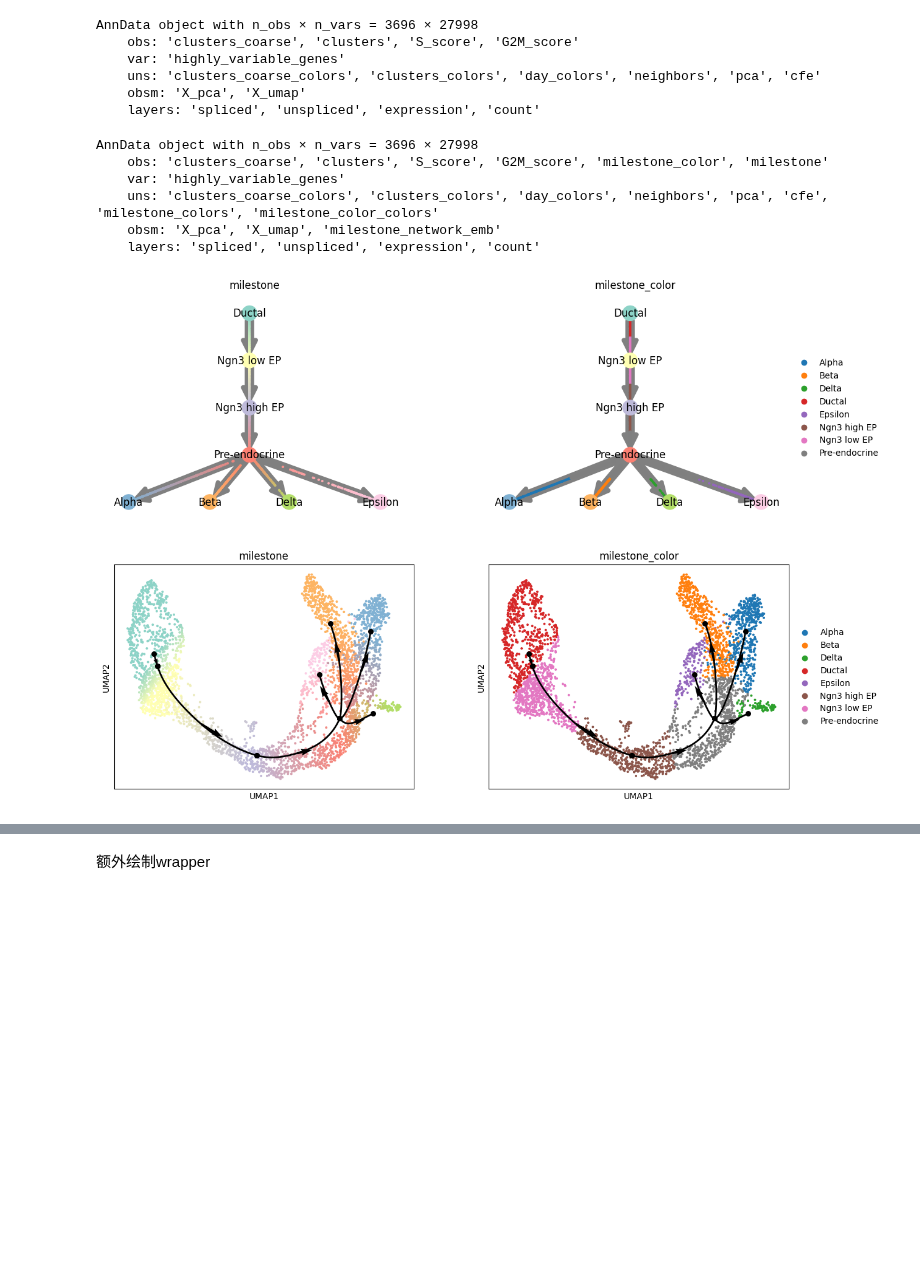
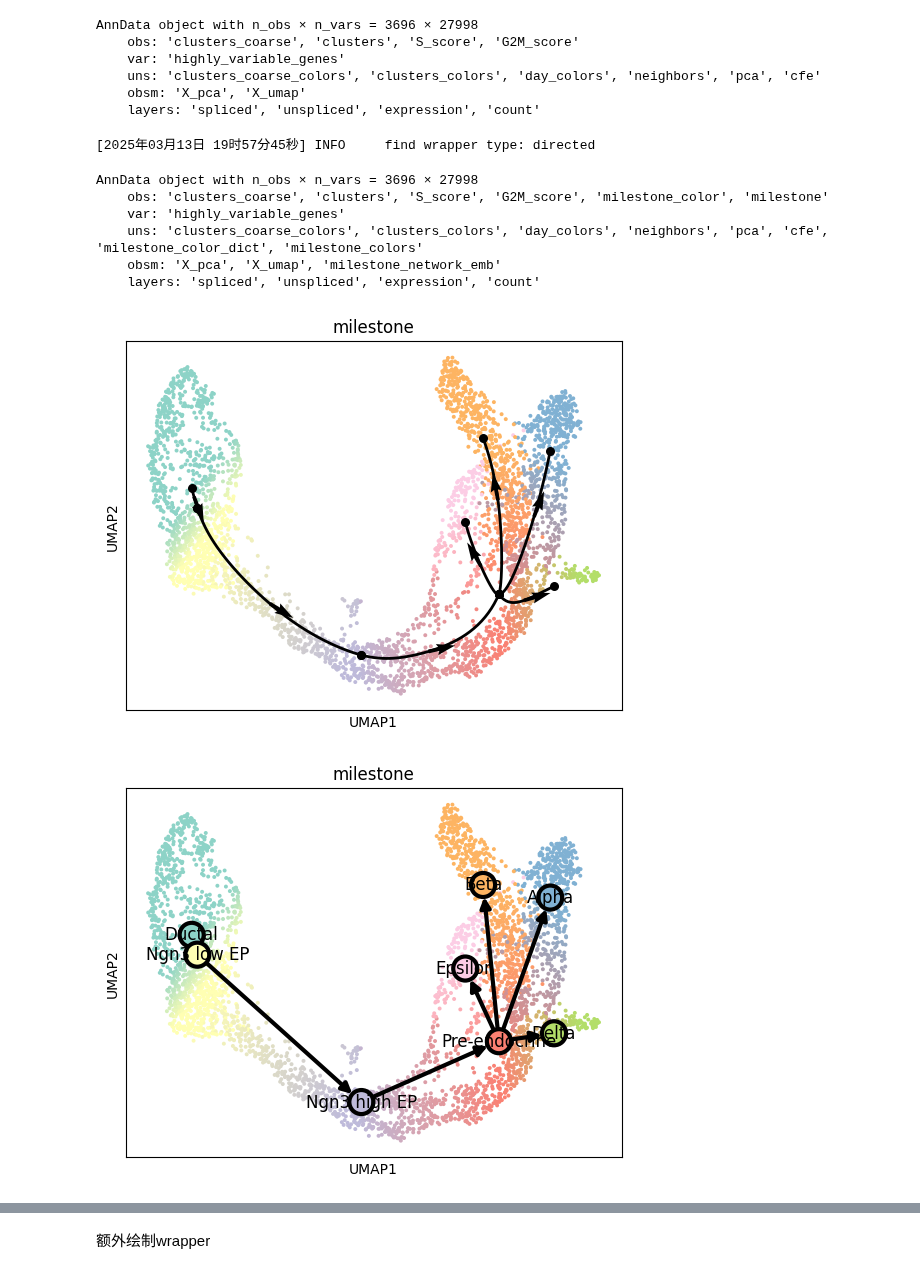
Before and after one commit to HuangDDU/cafe-release, a Jupyter notebook: notebook/dev_scvelo_pancreas_dev.ipynb, the cells around one changed output, grey strips where cells are left out. Cells and saved outputs as stored; diff of their text form; code cells hidden in the pictures; blank space fills up the shorter version.

Commit message:
plot

```diff
--- a/notebook/dev_scvelo_pancreas_dev.ipynb
+++ b/notebook/dev_scvelo_pancreas_dev.ipynb
@@ -57,17 +56,20 @@ fadata.add_trajectory_mannually(milestone_network)
 # %%
 cluster_key = "milestone_color"
 fadata.group_onto_nearest_milestones(cluster_key=cluster_key) # new cluster color
 
-cluster_key_list = ["milestone", cluster_key]
-cfe.plot.plot_graph(fadata, color=cluster_key_list)
-cfe.plot.plot_trajectory(fadata, basis=basis, color=cluster_key_list)
+cluster_key_list = ["milestone"]
+# cluster_key_list = ["milestone", cluster_key]
+cfe.plot.plot_trajectory(fadata, basis=basis, color=cluster_key_list, curve=True)
+cfe.plot.plot_trajectory(fadata, basis=basis, color=cluster_key_list, curve=False)
+cfe.plot.plot_wrapper(fadata)
 fadata
 # %% [output]
-AnnData object with n_obs × n_vars = 3696 × 27998
-    obs: 'clusters_coarse', 'clusters', 'S_score', 'G2M_score', 'milestone_color', 'milestone'
-    var: 'highly_variable_genes'
-    uns: 'clusters_coarse_colors', 'clusters_colors', 'day_colors', 'neighbors', 'pca', 'cfe', 'milestone_colors', 'milestone_color_colors'
-    obsm: 'X_pca', 'X_umap', 'milestone_network_emb'
-    layers: 'spliced', 'unspliced', 'expression', 'count'
+[2025年03月13日 19时57分45秒] INFO     find wrapper type: directed
+AnnData object with n_obs × n_vars = 3696 × 27998
+    obs: 'clusters_coarse', 'clusters', 'S_score', 'G2M_score', 'milestone_color', 'milestone'
+    var: 'highly_variable_genes'
+    uns: 'clusters_coarse_colors', 'clusters_colors', 'day_colors', 'neighbors', 'pca', 'cfe', 'milestone_color_dict', 'milestone_colors'
+    obsm: 'X_pca', 'X_umap', 'milestone_network_emb'
+    layers: 'spliced', 'unspliced', 'expression', 'count'
-[figure, old version]
+[figure, new version]
-[figure, old version]
+[figure, new version]
```
Also changed, not shown: parts of 4 cells of this notebook, 3 other files.
